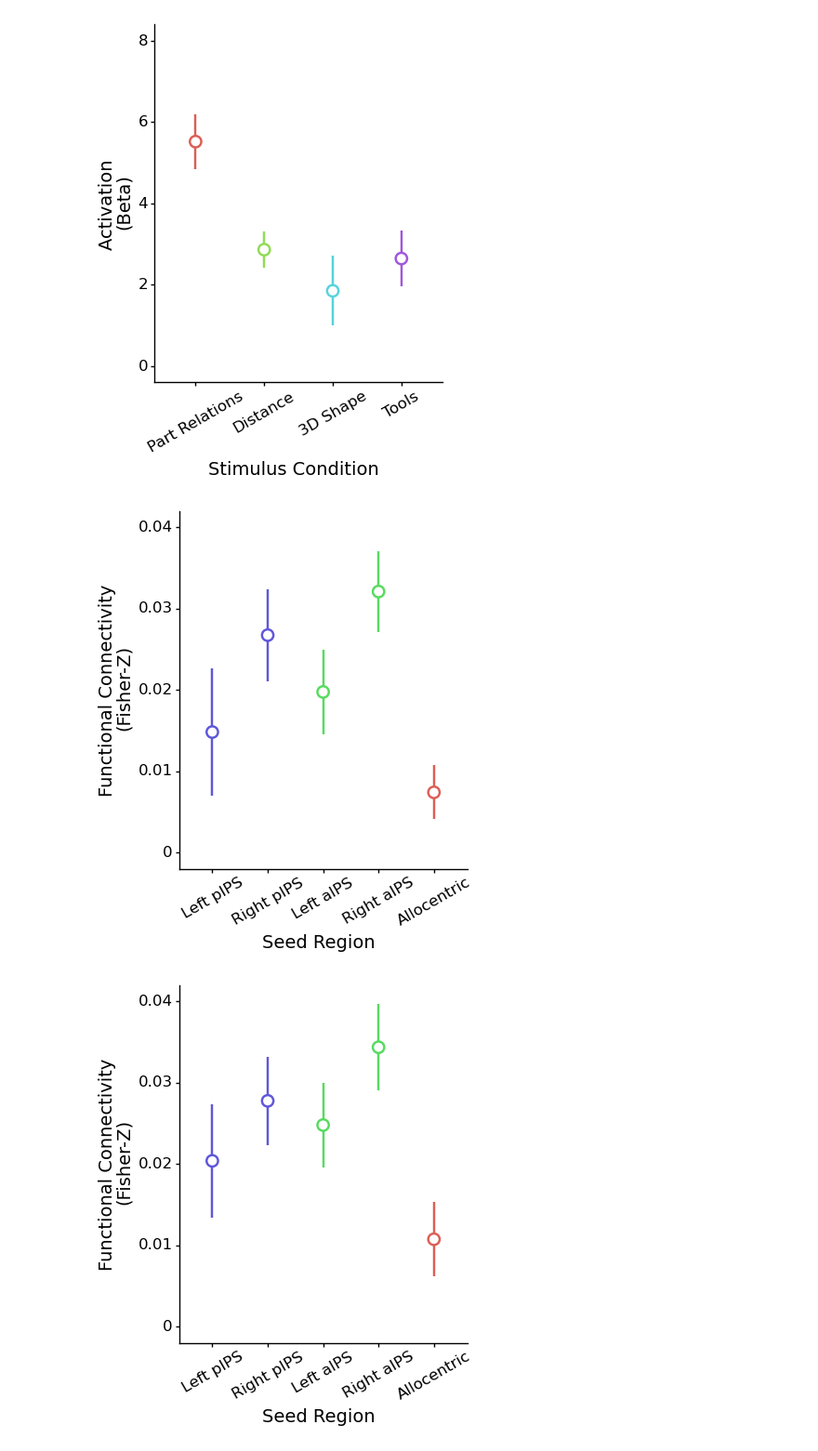
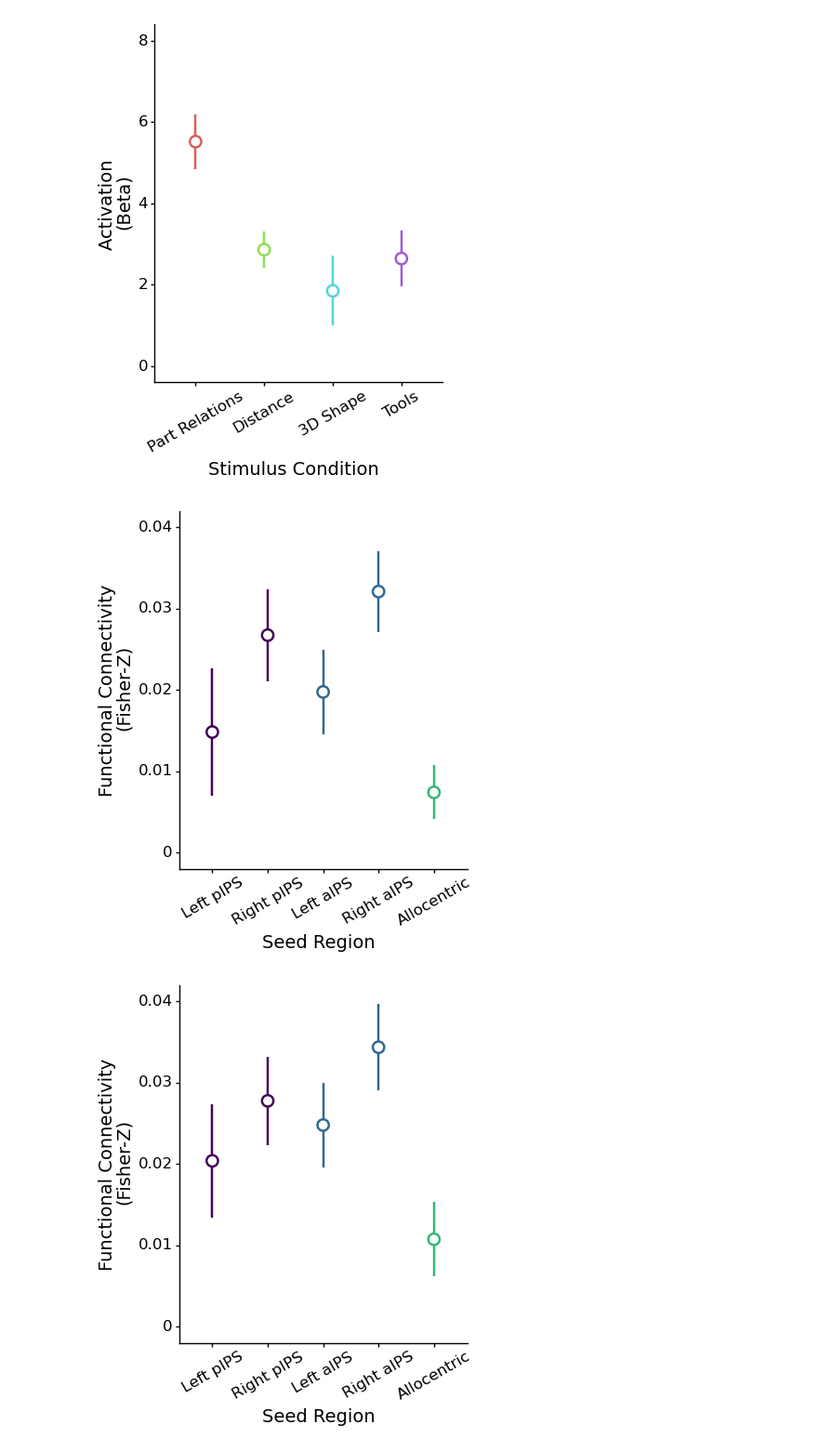
Before and after one commit to vayzenb/docnet, a Jupyter notebook: fmri/exp1_create_figures.ipynb, the cells around one changed output. Shown at 93% size. Saved outputs shown, nothing was run; the diff lists cells and outputs as text; code cells hidden in the pictures.

```diff
--- a/fmri/exp1_create_figures.ipynb
+++ b/fmri/exp1_create_figures.ipynb
@@ -82,32 +82,33 @@ dorsal_rois =  ['lPPC_spaceloc', 'rPPC_spaceloc','lAPC_spaceloc', 'rAPC_spaceloc
 ventral_rois = ['lLO_toolloc', 'rLO_toolloc']
 roi_names = ['Left pIPS', 'Right pIPS', 'Left aIPS','Right aIPS', 'Allocentric']
 roi_pos = ['posterior', 'posterior', 'anterior', 'anterior', 'Distance']
 
 for rr in ventral_rois:
 
     summary_df = pd.DataFrame(columns = ["ROI",'LOC' "FC", "SE"])
     summary_df['ROI'] = roi_names
     summary_df['LOC'] = roi_pos
 
     df = pd.read_csv(f"{results_dir}/{analysis}/{rr}_fc.csv")
     df = df[dorsal_rois]
     #df.columns = cond_names
     summary_df['FC'] = df.mean().to_list()
     summary_df['SE'] = df.sem().to_list()
 
     summary_df['ROI'] = pd.Categorical(summary_df['ROI'], categories = roi_names, ordered = False)
 
     plot = ggplot(summary_df, aes(x='ROI', y='FC',color = 'LOC')) + geom_linerange(aes(x='ROI',  ymax = f'FC + SE', ymin = f'FC - SE'), size = 1) + \
             geom_point(shape = 'o', size = 4, fill = 'White', stroke = 1) + ylim(0, .04) + \
             theme_classic() + xlab('Seed Region') + ylab('Functional Connectivity \n(Fisher-Z)') + \
+                scale_color_manual(values = [ '#33B778', '#31688E','#440154']) + \
                 theme(text = element_text(color ='black'), axis_text_x= element_text(angle = 30, size = 12),axis_text_y= element_text(size = 12),axis_title=element_text(size = 14),
                                                                                 axis_line=element_line(),
                                                                                 panel_border=element_blank(),
                                                                                 legend_position = "none",
                                                                                 figure_size = (4, 5))
 
     print(plot)
     plot.save(f'{fig_dir}/{analysis}/{rr}_ppi_point.png', width=4, height=5, dpi = 300)
 # %% [output]
-[figure, old version]
+[figure, new version]
-[figure, old version]
+[figure, new version]
```
Also changed, not shown: parts of 2 cells of this notebook, 21 other files.
